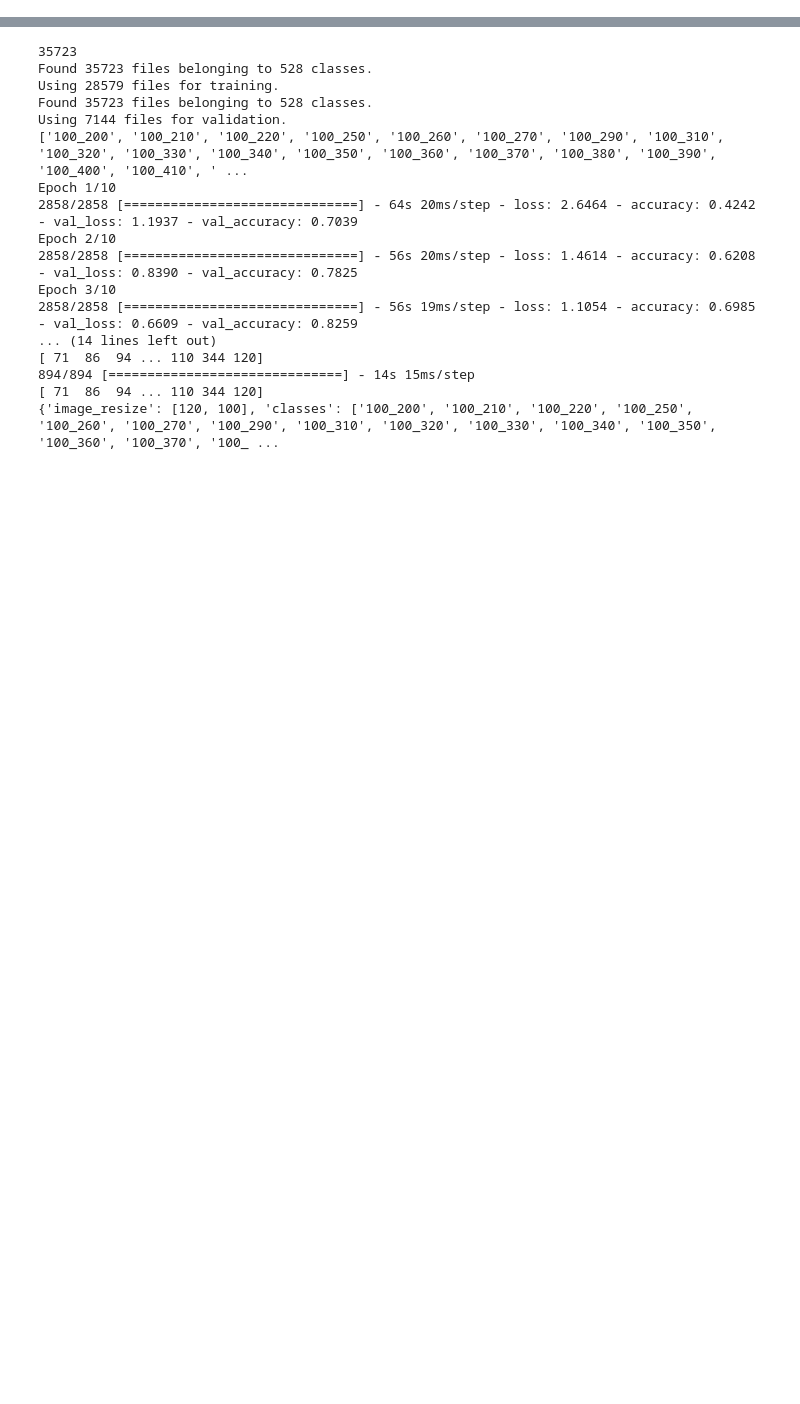
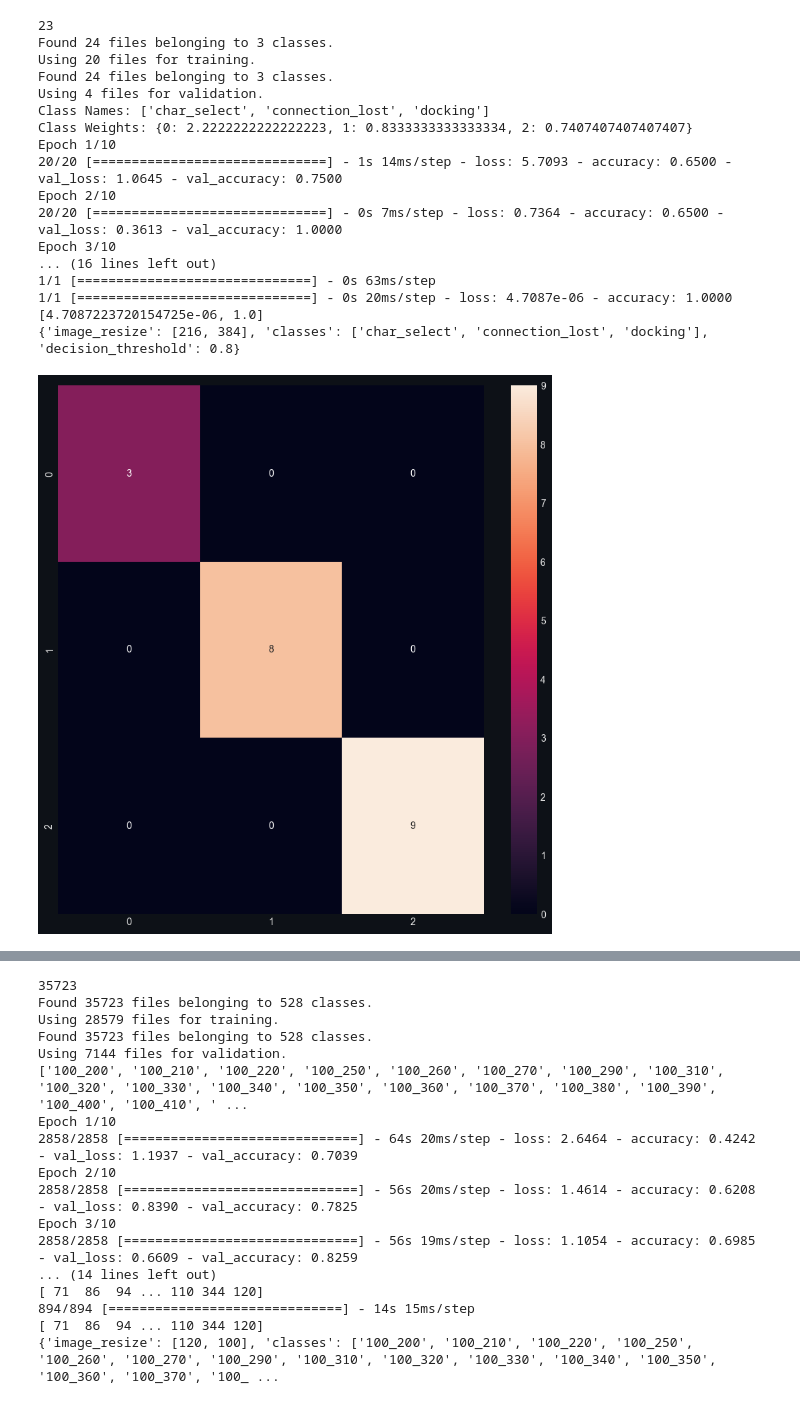
Before and after one commit to darkmatter2222/EVE-Online-Bot, a Jupyter notebook: TrainingPipelines/UniversalTrainer.ipynb, the cells around one changed output, grey strips where cells are left out. Cells and saved outputs as stored; diff of their text form; code cells hidden in the pictures; blank space fills up the shorter version.

```diff
--- a/TrainingPipelines/UniversalTrainer.ipynb
+++ b/TrainingPipelines/UniversalTrainer.ipynb
@@ -45,0 +133,42 @@ def save_to_gcp(source_file, dest_file):
+# %%
+model_name = 'game_state_cake_layer_2_v1'
+training_root = r'O:\eve_models\training_data\game_state_cake_layer_2_v1'
+model_file = f'{training_root}/{model_name}_model.h5'
+meta_file = f'{training_root}/{model_name}_meta.json'
+
+params = {
+    'root_image_directory': training_root,
+    'model_location': model_file,
+    'model_name': model_name,
+    'epochs': 10,
+    'auto_balance_data':True
+}
+
+stats, rendering = build_and_train(**params)
+print(stats['eval_results'])
+render_cm(stats, 'train_cm')
+render_cm(stats, 'val_cm')
+write_rendering(meta_file, rendering)
+print(rendering)
+
+save_to_gcp(source_file=model_file, dest_file=f'{model_name}/{model_name}_model.h5')
+save_to_gcp(source_file=meta_file, dest_file=f'{model_name}/{model_name}_meta.json')
+# %% [output]
+23
+Found 24 files belonging to 3 classes.
+Using 20 files for training.
+Found 24 files belonging to 3 classes.
+Using 4 files for validation.
+Class Names: ['char_select', 'connection_lost', 'docking']
+Class Weights: {0: 2.2222222222222223, 1: 0.8333333333333334, 2: 0.7407407407407407}
+Epoch 1/10
+20/20 [==============================] - 1s 14ms/step - loss: 5.7093 - accuracy: 0.6500 - val_loss: 1.0645 - val_accuracy: 0.7500
+Epoch 2/10
+20/20 [==============================] - 0s 7ms/step - loss: 0.7364 - accuracy: 0.6500 - val_loss: 0.3613 - val_accuracy: 1.0000
+Epoch 3/10
+... (16 lines left out)
+1/1 [==============================] - 0s 63ms/step
+1/1 [==============================] - 0s 20ms/step - loss: 4.7087e-06 - accuracy: 1.0000
+[4.7087223720154725e-06, 1.0]
+{'image_resize': [216, 384], 'classes': ['char_select', 'connection_lost', 'docking'], 'decision_threshold': 0.8}
+[figure, added]
```
Also changed, not shown: parts of 13 cells of this notebook, 10 other files.
